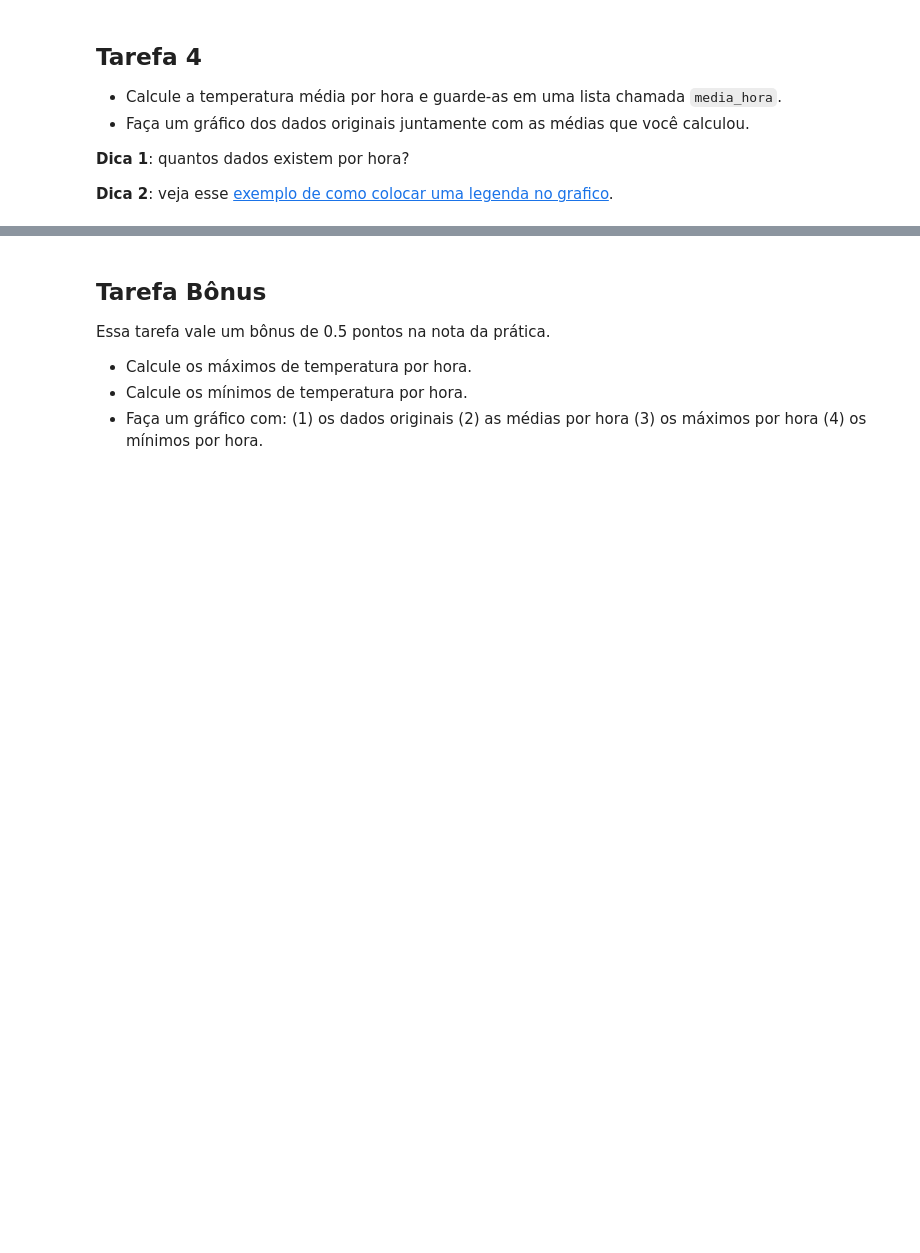
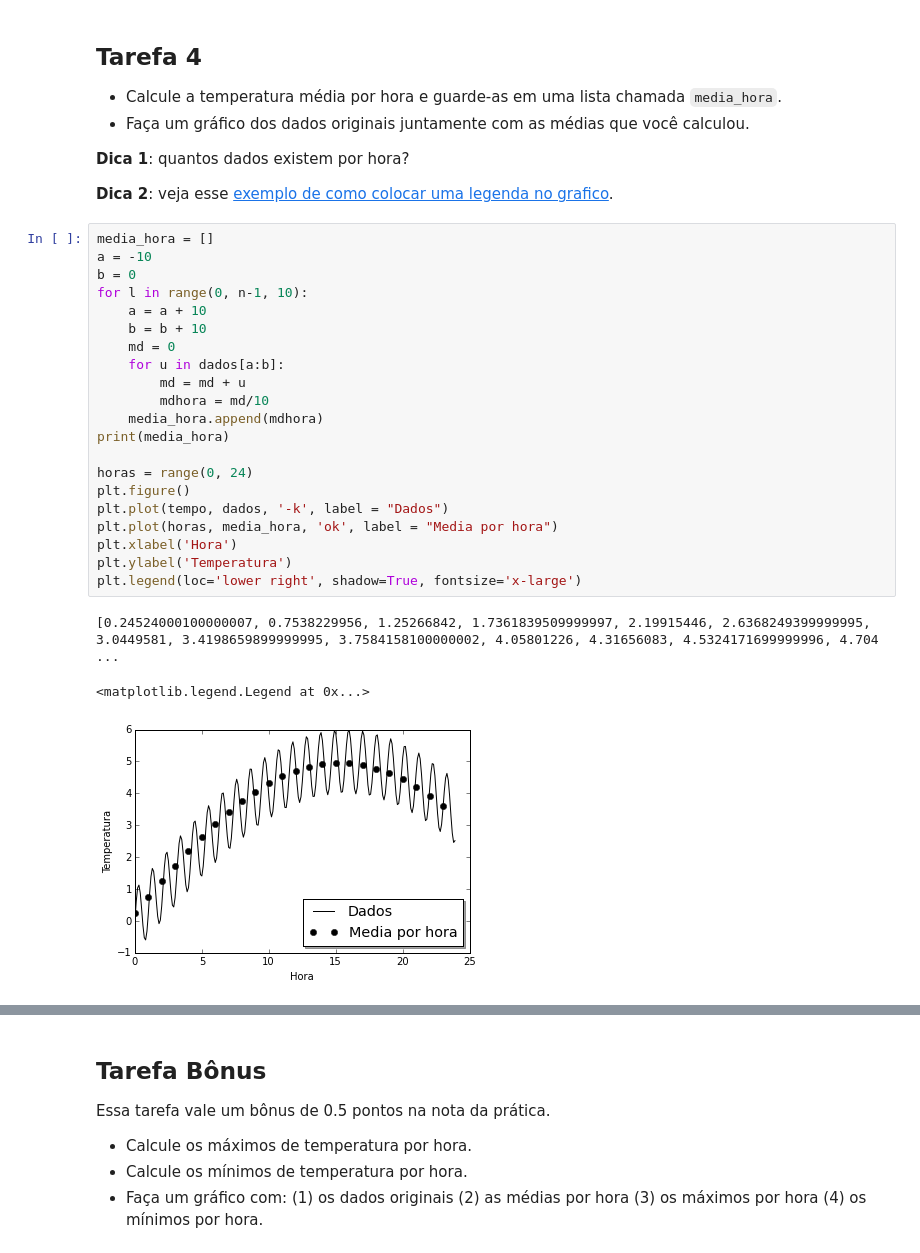
Before and after one commit to mat-esp-2015/python-intro-2-guilherme_gabriela_juliana, a Jupyter notebook: tarefa-intro-python-2.ipynb, the cells around one changed output, grey strips where cells are left out. Drawn from its saved outputs; the diff is of its cells as text; blank space fills up the shorter version.

```diff
--- a/tarefa-intro-python-2.ipynb
+++ b/tarefa-intro-python-2.ipynb
@@ -396,6 +396,31 @@ Minimo esta igual? True
 **Dica 1**: quantos dados existem por hora?
 
 **Dica 2**: veja esse [exemplo de como colocar uma legenda no grafico](http://matplotlib.org/examples/api/legend_demo.html).
+# %%
+media_hora = []
+a = -10
+b = 0
+for l in range(0, n-1, 10):
+    a = a + 10
+    b = b + 10
+    md = 0
+    for u in dados[a:b]:
+        md = md + u
+        mdhora = md/10
+    media_hora.append(mdhora)
+print(media_hora)
+
+horas = range(0, 24)
+plt.figure()
+plt.plot(tempo, dados, '-k', label = "Dados")
+plt.plot(horas, media_hora, 'ok', label = "Media por hora")
+plt.xlabel('Hora')
+plt.ylabel('Temperatura')
+plt.legend(loc='lower right', shadow=True, fontsize='x-large')
+# %% [output]
+[0.24524000100000007, 0.7538229956, 1.25266842, 1.7361839509999997, 2.19915446, 2.6368249399999995, 3.0449581, 3.4198659899999995, 3.7584158100000002, 4.05801226, 4.31656083, 4.5324171699999996, 4.704 ...
+<matplotlib.legend.Legend at 0x...>
+[figure, added]
 # %% [markdown]
 ### Resultado esperado
 
```
